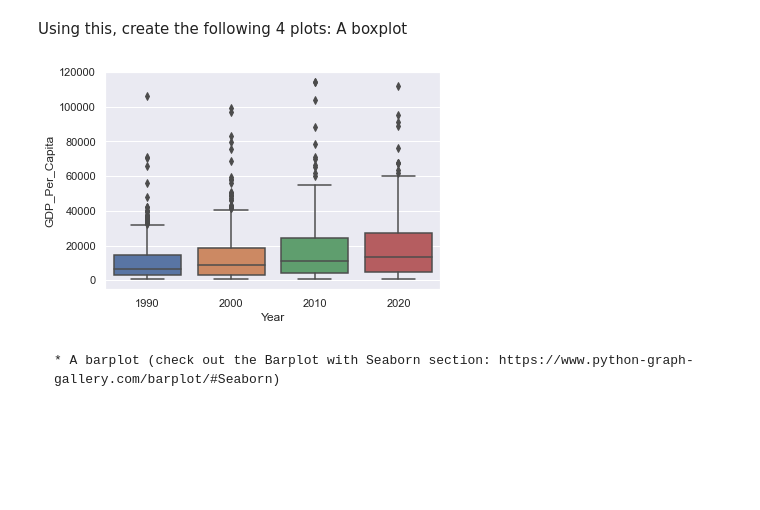
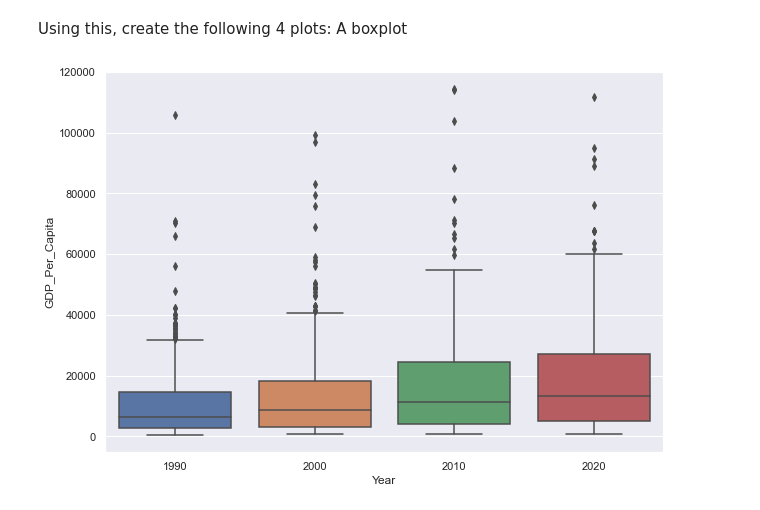
Before and after one commit to NSS-Data-Analytics-Cohort-10/gdp-and-internet-usage-t-white-21, a Jupyter notebook: notebook/un_project.ipynb, the cells around one changed output. Drawn from its saved outputs; the diff is of its cells as text; code cells hidden in the pictures; blank space fills up the shorter version.

```diff
--- a/notebook/un_project.ipynb
+++ b/notebook/un_project.ipynb
@@ -169,9 +177,9 @@ Using this, create the following 4 plots: A boxplot
 # %%
 sns.set(style="darkgrid")
 
+plt.figure(figsize=(10, 7))
+
 sns.boxplot(x=gdp_decades["Year"], y=gdp_decades["GDP_Per_Capita"])
 plt.show()
 # %% [output]
-[figure, old version]
+[figure, new version]
-# %% [markdown]
-	* A barplot (check out the Barplot with Seaborn section: https://www.python-graph-gallery.com/barplot/#Seaborn)
```
Also changed, not shown: parts of 14 cells of this notebook.
